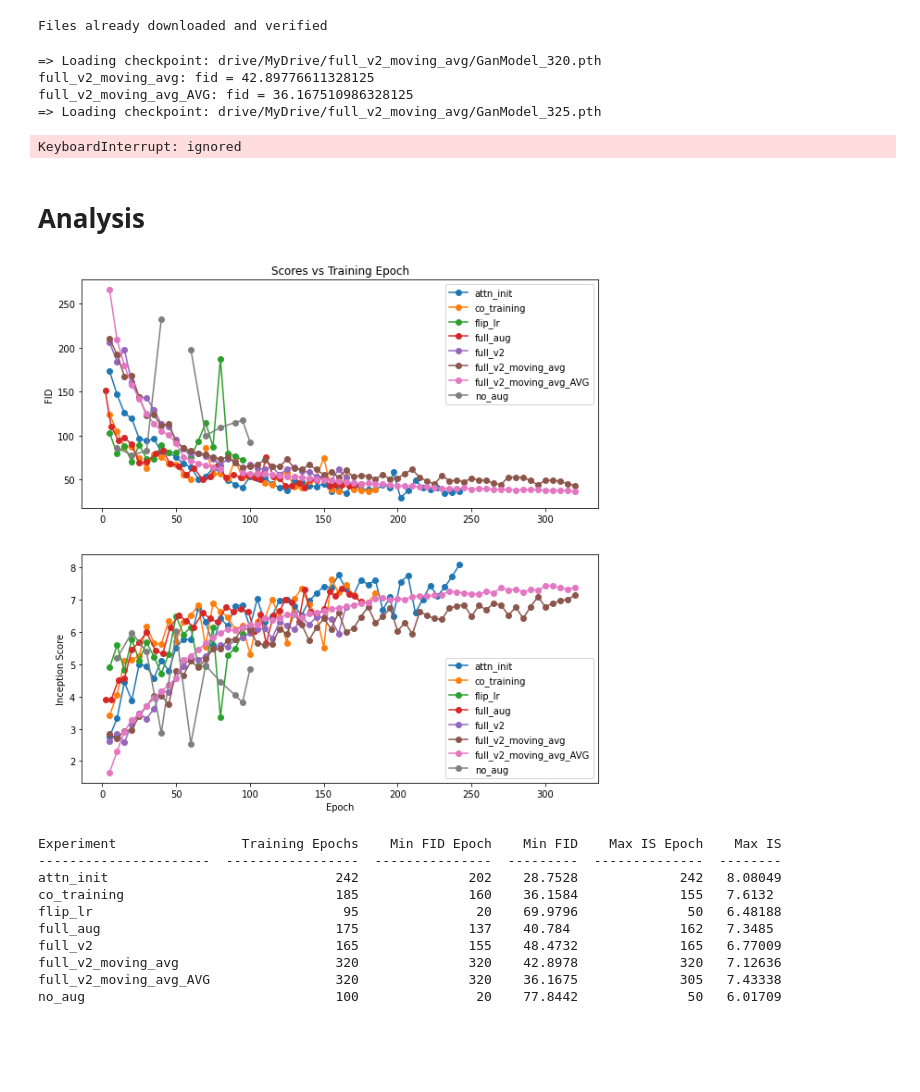
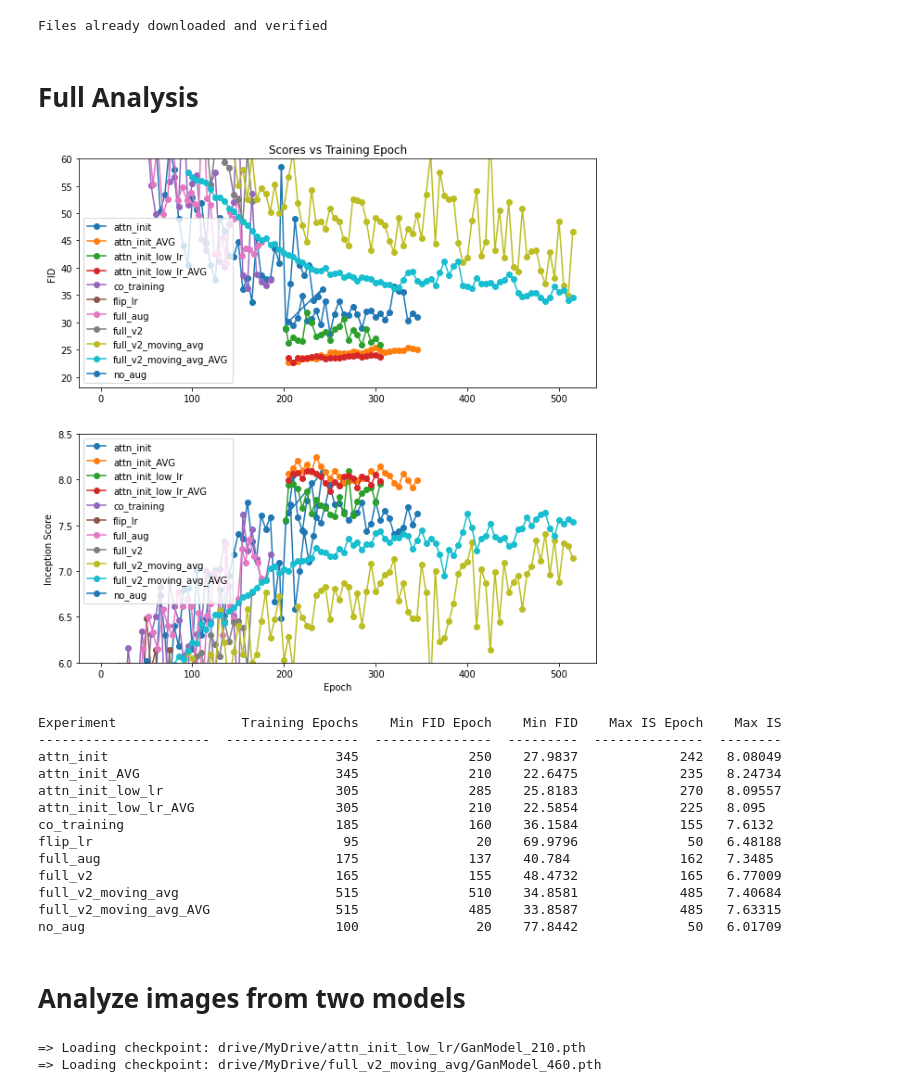
Before and after one commit to azfarkhoja305/GANs, a Jupyter notebook: notebooks/Evaluate_TransGAN.ipynb, the cells around one changed output. Cells and saved outputs as stored; diff of their text form; code cells hidden in the pictures; blank space fills up the shorter version.

Commit message:
Updated latest results and analysis

```diff
--- a/notebooks/Evaluate_TransGAN.ipynb
+++ b/notebooks/Evaluate_TransGAN.ipynb
@@ -122,7 +115,7 @@ Dis = Discriminator(args).to(device)
 optG = optim.AdamW(Gen.parameters(), lr=lr, betas=(beta1, beta2))
 optD = optim.AdamW(Dis.parameters(), lr=lr, betas=(beta1, beta2))
 # %%
-with open('GANs/results.json') as fp:
+with open(gdrive/'results.json') as fp:
   results = json.load(fp)
 # %%
 def compute_is_fid(exp, generator):
@@ -132,12 +125,14 @@ def compute_is_fid(exp, generator):
                                                 batch_sz=64,
                                                 fid_stat_path = stat_path)
     print(f"{exp}: fid = {fid}")
+    if exp not in results:
+        results[exp] = {'epochs':[],'iss':[],'fids':[]}
     results[exp]['iss'].append(inception_score)
     results[exp]['fids'].append(fid)
     results[exp]['epochs'].append(epoch)
 # %%
 stat_path = Path('fid_stats/cifar_10_valid_fid_stats.npz')
-experiments = ['no_aug', 'flip_lr', 'full_aug', 'co_training', "attn_init", "full_v2", "full_v2_moving_avg"]
+experiments = ['no_aug', 'flip_lr', 'full_aug', 'co_training', "attn_init", "full_v2", "full_v2_moving_avg", "attn_init_low_lr"]
 
 for exp in experiments:
   ckp_folder = gdrive/exp
@@ -156,41 +151,37 @@ for exp in experiments:
               load_params(Gen, gen_avg_param)
               compute_is_fid(exp + "_AVG", Gen)
 
-          with open('GANs/results.json', 'w') as fp:
+          with open(gdrive/'results.json', 'w') as fp:
               json.dump(results, fp, indent=4, sort_keys=True)
-# %% [output]
-=> Loading checkpoint: drive/MyDrive/full_v2_moving_avg/GanModel_320.pth
-full_v2_moving_avg: fid = 42.89776611328125
-full_v2_moving_avg_AVG: fid = 36.167510986328125
-=> Loading checkpoint: drive/MyDrive/full_v2_moving_avg/GanModel_325.pth
-KeyboardInterrupt: ignored
 # %% [markdown]
-# Analysis
+# Full Analysis
 # %%
 fig, axs = plt.subplots(2,1,figsize=(10,10))
 fig.add_subplot(111, frameon=False)
 plt.tick_params(labelcolor='none', top=False, bottom=False, left=False, right=False)
 
 for idx, exp in enumerate(results.keys()):
   e = results[exp]['epochs']
   fid = results[exp]['fids']
   inception_score = results[exp]['iss']
   score = [s[0] for s in inception_score]
 
   axs[0].plot(e,fid,'-o',label=exp)
   axs[1].plot(e,score,'-o', label=exp)
 
 axs[0].set_ylabel('FID')
 axs[1].set_ylabel('Inception Score')
+axs[0].set_ylim([18,60])
+axs[1].set_ylim([6,8.5])
 
 plt.title('Scores vs Training Epoch')
 plt.xlabel("Epoch")
 
 axs[0].legend()
 axs[1].legend()
 plt.show()
 # %% [output]
-[figure, old version]
+[figure, new version]
 # %%
 from tabulate import tabulate
 table = []
@@ -202,11 +193,16 @@ print(tabulate(table, headers=["Experiment","Training Epochs","Min FID Epoch", "
 # %% [output]
 Experiment                Training Epochs    Min FID Epoch    Min FID    Max IS Epoch    Max IS
 ----------------------  -----------------  ---------------  ---------  --------------  --------
-attn_init                             242              202    28.7528             242   8.08049
+attn_init                             345              250    27.9837             242   8.08049
+attn_init_AVG                         345              210    22.6475             235   8.24734
+attn_init_low_lr                      305              285    25.8183             270   8.09557
+attn_init_low_lr_AVG                  305              210    22.5854             225   8.095
 co_training                           185              160    36.1584             155   7.6132
 flip_lr                                95               20    69.9796              50   6.48188
 full_aug                              175              137    40.784              162   7.3485
 full_v2                               165              155    48.4732             165   6.77009
-full_v2_moving_avg                    320              320    42.8978             320   7.12636
-full_v2_moving_avg_AVG                320              320    36.1675             305   7.43338
+full_v2_moving_avg                    515              510    34.8581             485   7.40684
+full_v2_moving_avg_AVG                515              485    33.8587             485   7.63315
 no_aug                                100               20    77.8442              50   6.01709
+# %% [markdown]
+# Analyze images from two models
@@ -212,0 +227,7 @@ no_aug                                100               20    77.8442
+# %%
+seed = 42
+fake_ims1 = generate_fakes("attn_init_low_lr", 210, Gen, Dis, optG, optD, seed=seed)
+fake_ims2 = generate_fakes("full_v2_moving_avg", 460, Gen, Dis, optG, optD, seed=seed)
+# %% [output]
+=> Loading checkpoint: drive/MyDrive/attn_init_low_lr/GanModel_210.pth
+=> Loading checkpoint: drive/MyDrive/full_v2_moving_avg/GanModel_460.pth
```
Also changed, not shown: parts of 10 cells of this notebook.
